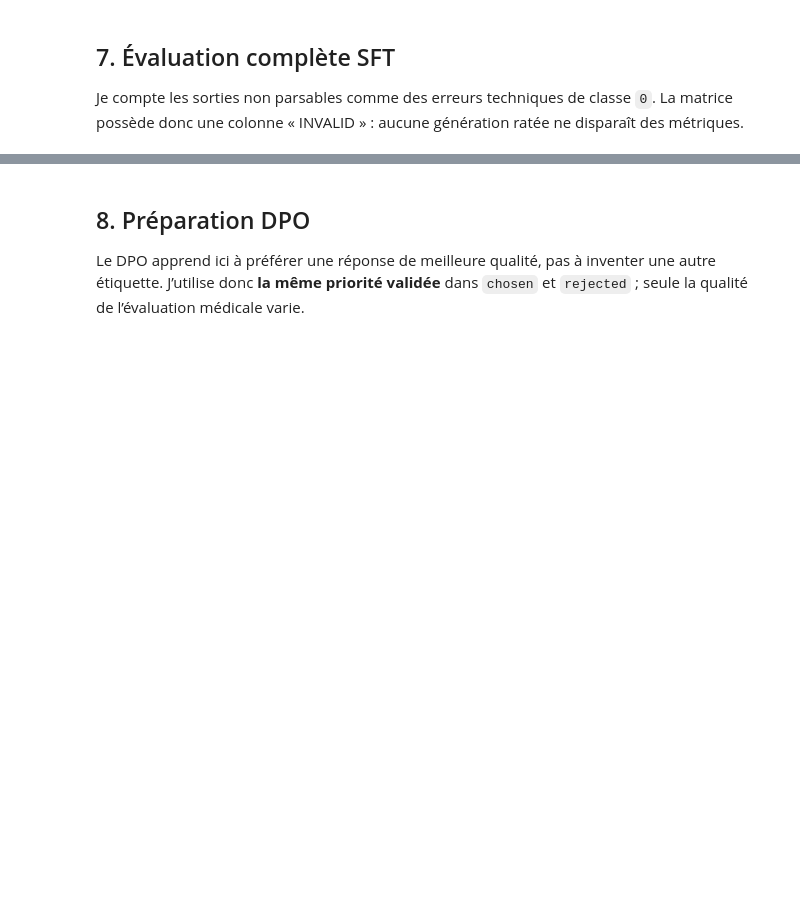
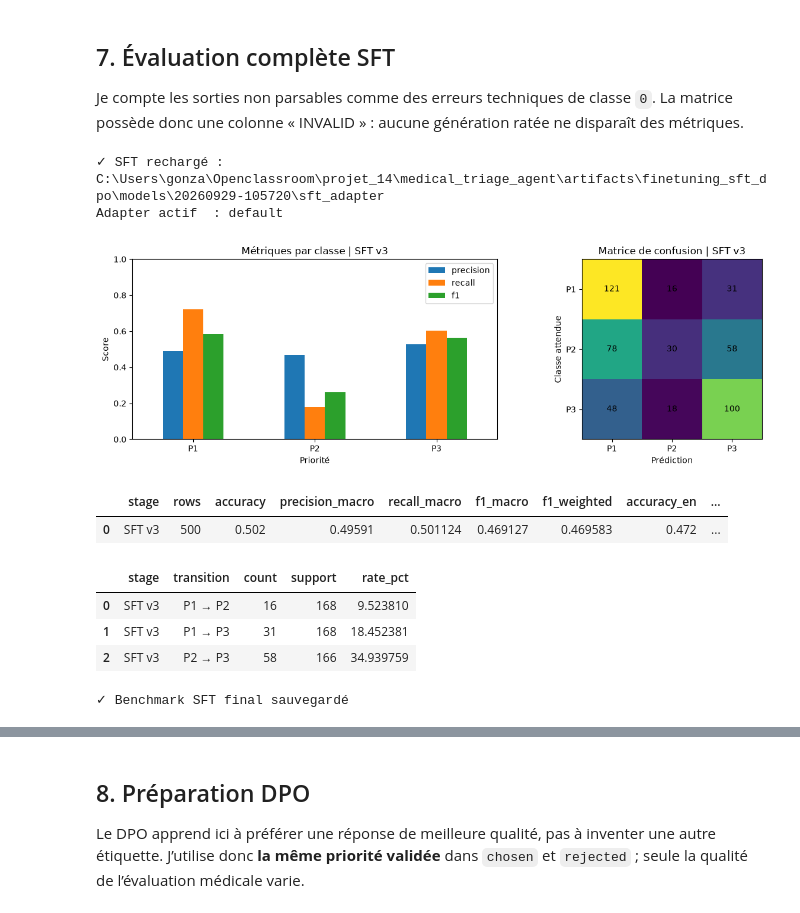
Before and after one commit to gonzalezcourrier34-glitch/medical_triage_agent, a Jupyter notebook: notebooks/03_finetuning_sft_dpo.ipynb, the cells around one changed output, grey strips where cells are left out. Cells and saved outputs as stored; diff of their text form; code cells hidden in the pictures; blank space fills up the shorter version.

Commit message:
try 5 modele

```diff
--- a/notebooks/03_finetuning_sft_dpo.ipynb
+++ b/notebooks/03_finetuning_sft_dpo.ipynb
@@ -1161,53 +3576,98 @@ def display_evaluation(classes, matrix, stage):
+# %%
+# Recharge le SFT final pour l'évaluation.
+# Évite de reconstruire le Trainer après un redémarrage du kernel.
+
+gc.collect()
+
+if torch.cuda.is_available():
+    torch.cuda.empty_cache()
+
+quantization, BF16, FP16, dtype = build_quantization_config()
+
+base_model = AutoModelForCausalLM.from_pretrained(
+    CONFIG.model_id,
+    revision=CONFIG.model_revision,
+    quantization_config=quantization,
+    device_map={"": 0},
+    dtype=dtype,
+    attn_implementation="sdpa"
+)
+
+model = PeftModel.from_pretrained(
+    base_model,
+    SFT_MODEL_PATH
+)
+
+model.eval()
+
+print(f"✓ SFT rechargé : {SFT_MODEL_PATH}")
+print(f"Adapter actif  : {model.active_adapter}")
+# %% [output]
+✓ SFT rechargé : C:\Users\gonza\Openclassroom\projet_14\medical_triage_agent\artifacts\finetuning_sft_dpo\models\20260929-105720\sft_adapter
+Adapter actif  : default
 # %%
-# Évalue le SFT v2 sur les 504 exemples figés.
+# Évaluation finale SFT
+# J'évalue le meilleur SFT sur les cas test figés, jamais utilisés pour l'entraînement ou la validation.
 
 sft_results_df = score_priorities(
-    sft_trainer.model,
+    model,
     splits["test"]
 )
 
 sft_metrics, sft_class_metrics, sft_confusion = evaluate_predictions(
     sft_results_df,
-    "SFT v2"
+    "SFT v3"
 )
 
 sft_undertriage, sft_undertriage_details = undertriage_report(
     sft_results_df,
-    "SFT v2"
+    "SFT v3"
 )
 
 sft_figure = display_evaluation(
     sft_class_metrics,
     sft_confusion,
-    "SFT v2"
+    "SFT v3"
 )
 
 display(pd.DataFrame([sft_metrics]))
 display(sft_undertriage)
 
 
-# Sauvegarde le benchmark du run.
+# Sauvegarde des résultats
+# Je conserve matrice, prédictions et sous-triage pour comparer ensuite le SFT au DPO sur le même test.
 
 sft_figure.savefig(
     RUN_METRIC_DIR / "sft_confusion_matrix.png",
     dpi=160,
     bbox_inches="tight"
 )
 
-write_jsonl(
+save_predictions(
     RUN_METRIC_DIR / "sft_predictions.jsonl",
-    sft_results_df.to_dict("records")
+    sft_results_df
 )
 
-write_jsonl(
+save_predictions(
     RUN_METRIC_DIR / "sft_undertriage_details.jsonl",
-    sft_undertriage_details.to_dict("records")
+    sft_undertriage_details
 )
 
-(RUN_METRIC_DIR / "sft_metrics.json").write_text(
-    json.dumps(sft_metrics, ensure_ascii=False, indent=2),
-    encoding="utf-8"
+save_metrics(
+    RUN_METRIC_DIR / "sft_metrics.json",
+    sft_metrics
 )
 
 plt.close(sft_figure)
+
+print("✓ Benchmark SFT final sauvegardé")
+# %% [output]
+[figure, added]
+|  | stage | rows | accuracy | precision_macro | recall_macro | f1_macro | f1_weighted | accuracy_en | ... |
+| 0 | SFT v3 | 500 | 0.502 | 0.49591 | 0.501124 | 0.469127 | 0.469583 | 0.472 | ... |
+|  | stage | transition | count | support | rate_pct |
+| 0 | SFT v3 | P1 → P2 | 16 | 168 | 9.523810 |
+| 1 | SFT v3 | P1 → P3 | 31 | 168 | 18.452381 |
+| 2 | SFT v3 | P2 → P3 | 58 | 166 | 34.939759 |
+✓ Benchmark SFT final sauvegardé
 # %%
```
Also changed, not shown: parts of 122 cells of this notebook, 23 other files.
